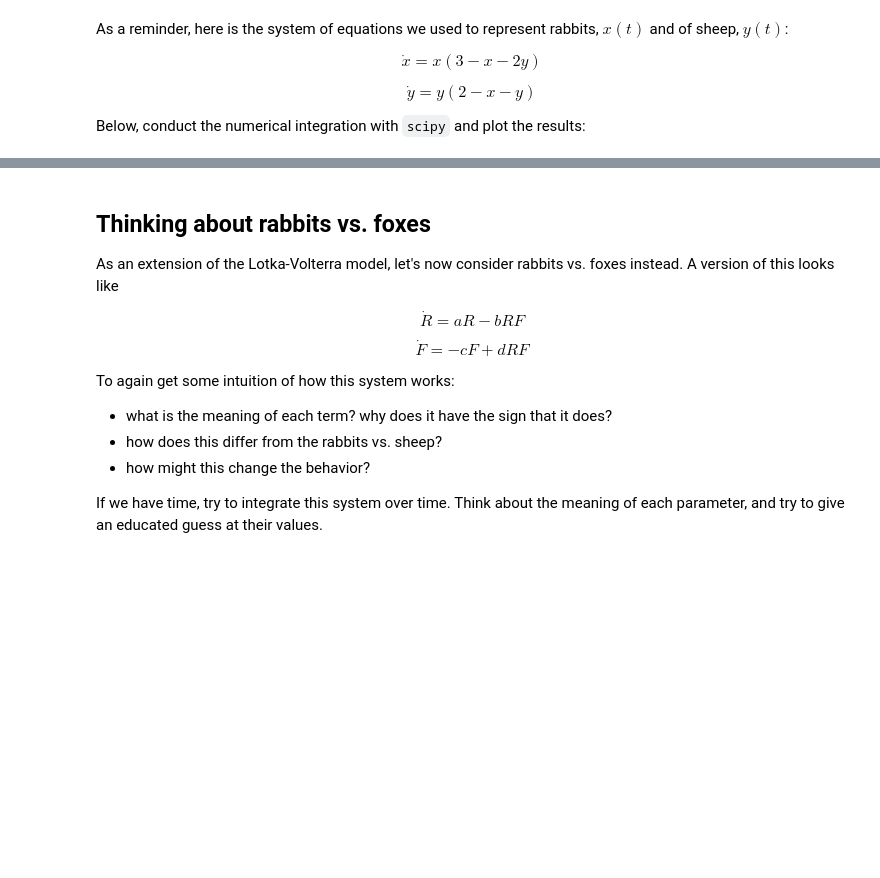
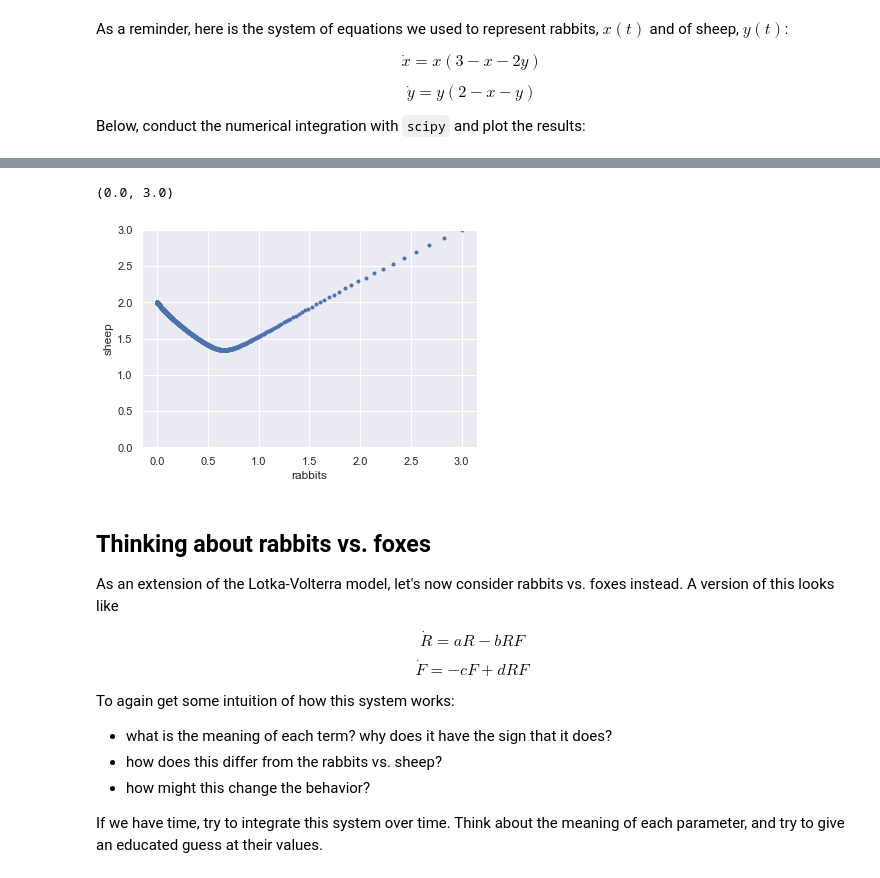
Before and after one commit to sbeeler/BIOL301_Fall2022, a Jupyter notebook: _sources/04_scipy_integration.ipynb, the cells around one changed output, grey strips where cells are left out. Drawn from its saved outputs; the diff is of its cells as text; code cells hidden in the pictures; blank space fills up the shorter version.

```diff
--- a/_sources/04_scipy_integration.ipynb
+++ b/_sources/04_scipy_integration.ipynb
@@ -100,3 +174,11 @@ Below, conduct the numerical integration with `scipy` and plot the results:
+# %%
+plt.plot(xy[:,0],xy[:,1],'.')
+plt.xlabel("rabbits")
+plt.ylabel("sheep")
+plt.ylim([0,3])
+# %% [output]
+(0.0, 3.0)
+[figure, added]
 # %% [markdown]
 ## Thinking about rabbits vs. foxes
 
```
Also changed, not shown: parts of 11 cells of this notebook, 7 other files.
